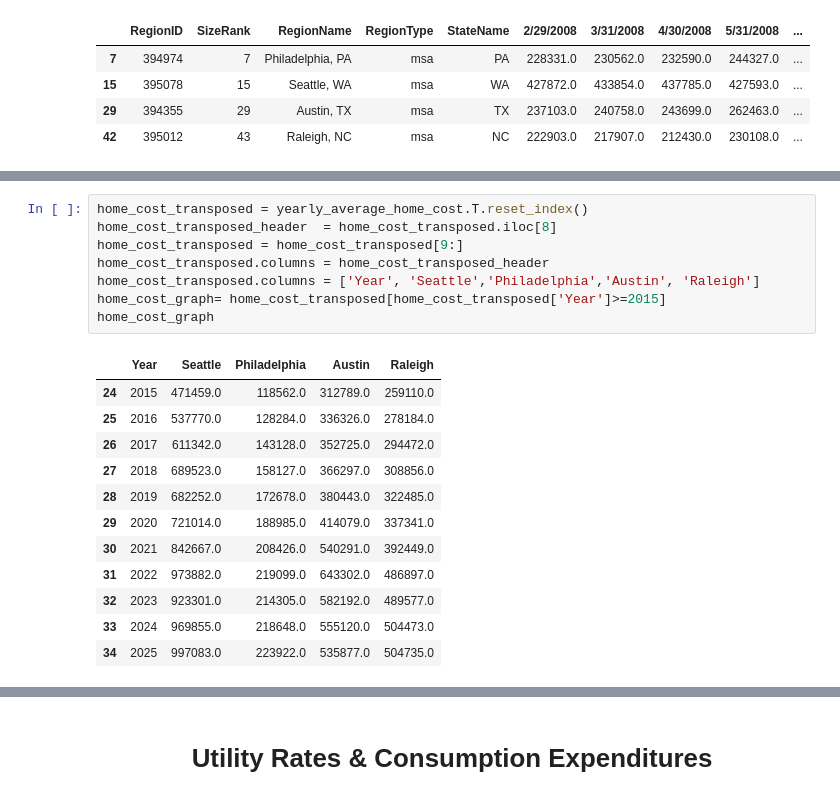
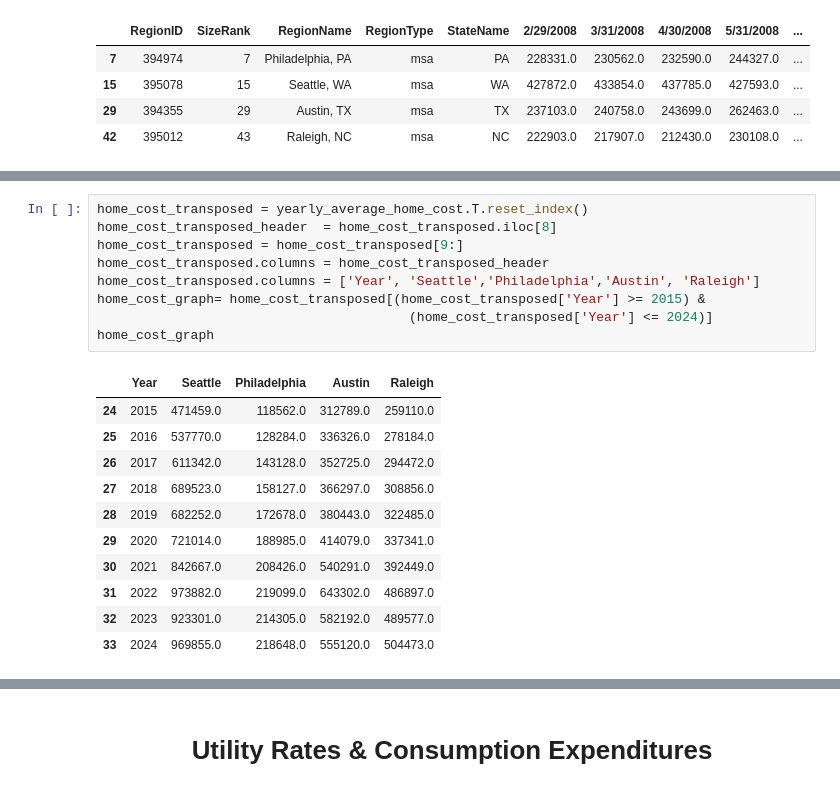
Before and after one commit to Hannah00Donnelly/nss-capstone-da14-2025, a Jupyter notebook: notebooks/hdonnelly_capstone.ipynb, the cells around one changed output, grey strips where cells are left out. Saved outputs shown, nothing was run; the diff lists cells and outputs as text.

```diff
--- a/notebooks/hdonnelly_capstone.ipynb
+++ b/notebooks/hdonnelly_capstone.ipynb
@@ -1118,23 +1144,23 @@ yearly_average_home_cost
 # %%
 home_cost_transposed = yearly_average_home_cost.T.reset_index()
 home_cost_transposed_header  = home_cost_transposed.iloc[8]
 home_cost_transposed = home_cost_transposed[9:]
 home_cost_transposed.columns = home_cost_transposed_header
 home_cost_transposed.columns = ['Year', 'Seattle','Philadelphia','Austin', 'Raleigh']
-home_cost_graph= home_cost_transposed[home_cost_transposed['Year']>=2015]
+home_cost_graph= home_cost_transposed[(home_cost_transposed['Year'] >= 2015) &
+                                        (home_cost_transposed['Year'] <= 2024)]
 home_cost_graph
 # %% [output]
 |  | Year | Seattle | Philadelphia | Austin | Raleigh |
 | 24 | 2015 | 471459.0 | 118562.0 | 312789.0 | 259110.0 |
 | 25 | 2016 | 537770.0 | 128284.0 | 336326.0 | 278184.0 |
 | 26 | 2017 | 611342.0 | 143128.0 | 352725.0 | 294472.0 |
 | 27 | 2018 | 689523.0 | 158127.0 | 366297.0 | 308856.0 |
 | 28 | 2019 | 682252.0 | 172678.0 | 380443.0 | 322485.0 |
 | 29 | 2020 | 721014.0 | 188985.0 | 414079.0 | 337341.0 |
 | 30 | 2021 | 842667.0 | 208426.0 | 540291.0 | 392449.0 |
 | 31 | 2022 | 973882.0 | 219099.0 | 643302.0 | 486897.0 |
 | 32 | 2023 | 923301.0 | 214305.0 | 582192.0 | 489577.0 |
 | 33 | 2024 | 969855.0 | 218648.0 | 555120.0 | 504473.0 |
-| 34 | 2025 | 997083.0 | 223922.0 | 535877.0 | 504735.0 |
 # %%
 plt.figure(figsize=(16, 12))
```
Also changed, not shown: parts of 13 cells of this notebook.
